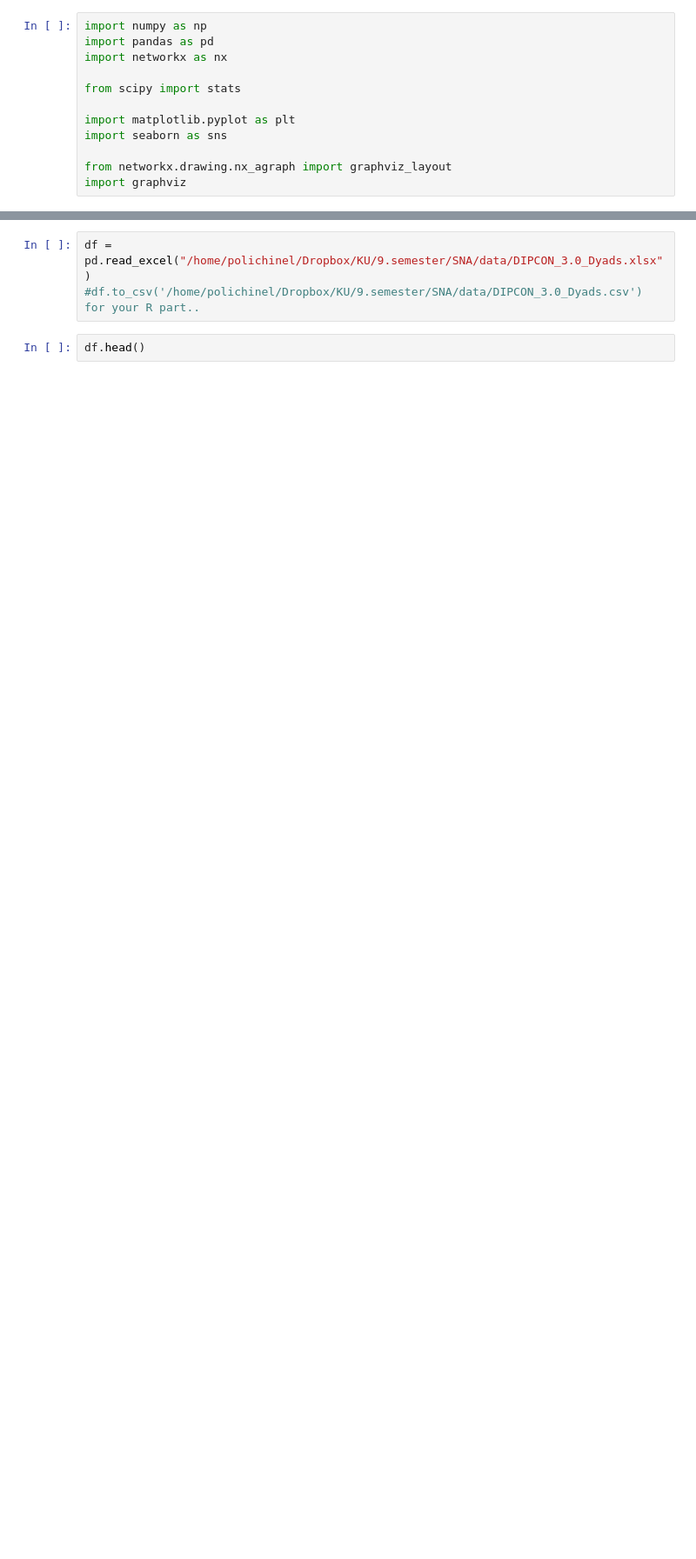
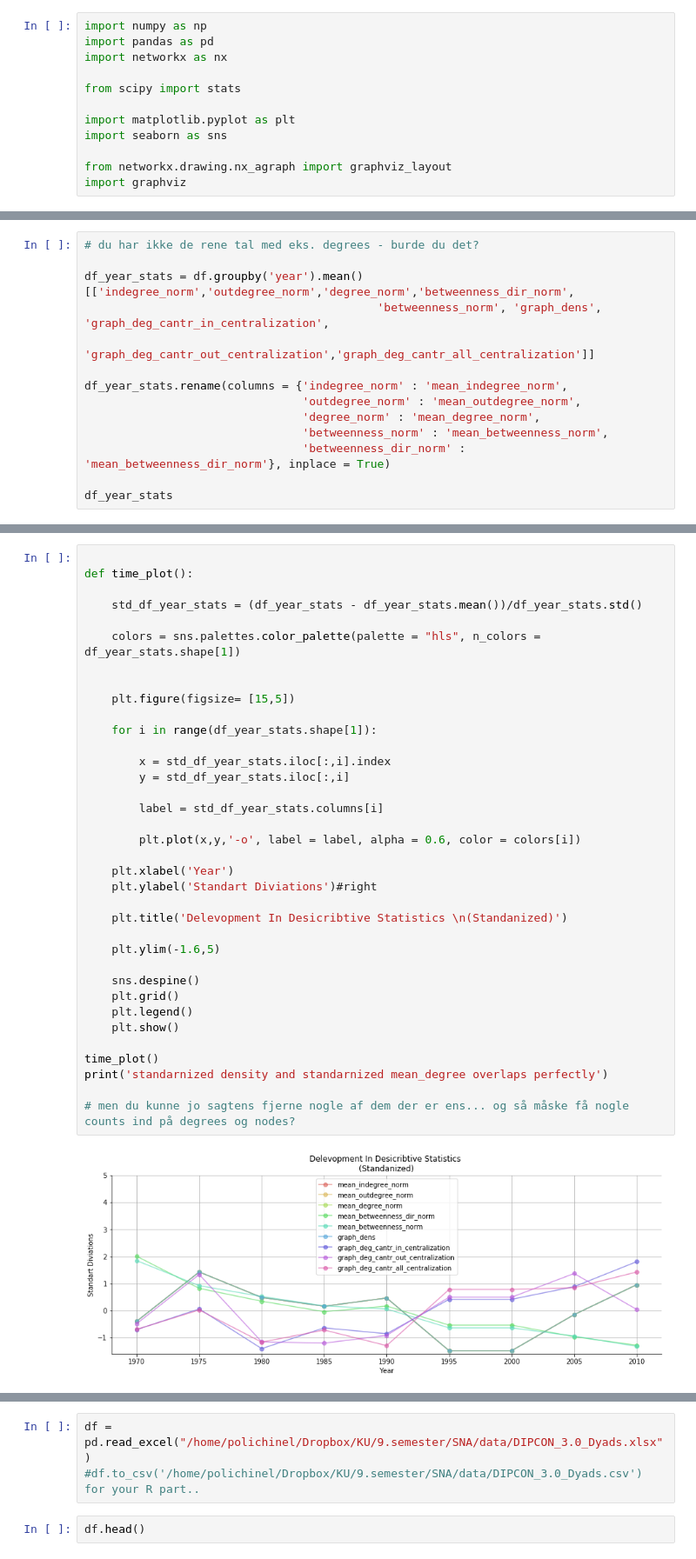
Before and after one commit to Polichinel/SNA, a Jupyter notebook: main_py.ipynb, the cells around one changed output, grey strips where cells are left out. Shown at 87% size. Saved outputs shown, nothing was run; the diff lists cells and outputs as text; blank space fills up the shorter version.

```diff
--- a/main_py.ipynb
+++ b/main_py.ipynb
@@ -12,0 +33,14 @@ import graphviz
+# %%
+# du har ikke de rene tal med eks. degrees - burde du det?
+
+df_year_stats = df.groupby('year').mean()[['indegree_norm','outdegree_norm','degree_norm','betweenness_dir_norm',
+                                           'betweenness_norm', 'graph_dens', 'graph_deg_cantr_in_centralization',
+                                           'graph_deg_cantr_out_centralization','graph_deg_cantr_all_centralization']]
+
+df_year_stats.rename(columns = {'indegree_norm' : 'mean_indegree_norm',
+                                'outdegree_norm' : 'mean_outdegree_norm',
+                                'degree_norm' : 'mean_degree_norm',
+                                'betweenness_norm' : 'mean_betweenness_norm',
+                                'betweenness_dir_norm' : 'mean_betweenness_dir_norm'}, inplace = True)
+
+df_year_stats
@@ -12,0 +59,38 @@ import graphviz
+# %%
+
+def time_plot():
+
+    std_df_year_stats = (df_year_stats - df_year_stats.mean())/df_year_stats.std()
+
+    colors = sns.palettes.color_palette(palette = "hls", n_colors = df_year_stats.shape[1])
+
+
+    plt.figure(figsize= [15,5])
+
+    for i in range(df_year_stats.shape[1]):
+
+        x = std_df_year_stats.iloc[:,i].index
+        y = std_df_year_stats.iloc[:,i]
+
+        label = std_df_year_stats.columns[i]
+
+        plt.plot(x,y,'-o', label = label, alpha = 0.6, color = colors[i])
+
+    plt.xlabel('Year')
+    plt.ylabel('Standart Diviations')#right
+
+    plt.title('Delevopment In Desicribtive Statistics \n(Standanized)')
+
+    plt.ylim(-1.6,5)
+
+    sns.despine()
+    plt.grid()
+    plt.legend()
+    plt.show()
+
+time_plot()
+print('standarnized density and standarnized mean_degree overlaps perfectly')
+
+# men du kunne jo sagtens fjerne nogle af dem der er ens... og så måske få nogle counts ind på degrees og nodes?
+# %% [output]
+[figure, added]
```
Also changed, not shown: parts of 13 cells of this notebook.
